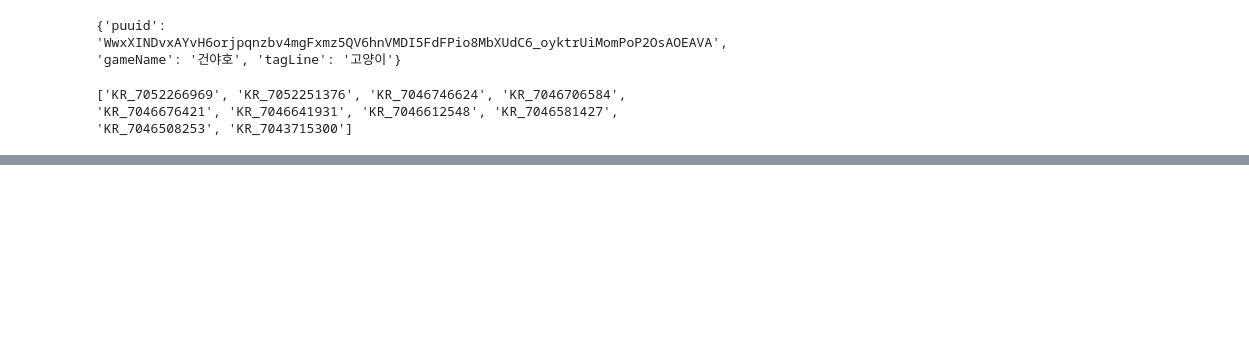
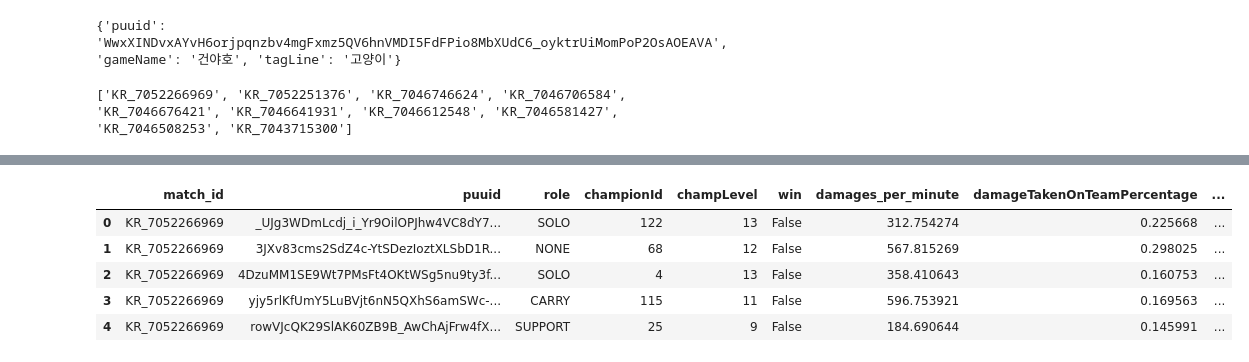
Before and after one commit to boaz-lol/lp-patchnote, a Jupyter notebook: eda/20240501.ipynb, the cells around one changed output, grey strips where cells are left out. Cells and saved outputs as stored; diff of their text form; code cells hidden in the pictures; blank space fills up the shorter version.

```diff
--- a/eda/20240501.ipynb
+++ b/eda/20240501.ipynb
@@ -61,6 +61,12 @@ for match in match_id_list:
 {'match_id': 'KR_7043715300', 'puuid': 'KXm5uWBtUSkxWBZ6zg3IGwAD6hndDxxYEkFQr7SVGMSXIEjotKXYM_vuvL9__Xbz81_Ofo-FtBoeTQ', 'role': 'DUO', 'championId': 50, 'champLevel': 18, 'win': True, 'damages_per_mi ...
 {'match_id': 'KR_7043715300', 'puuid': 'qz2iaA2JsEBHuzY8RKzpFS1rdKOcSqpvwBhL87GVe82hb4DKvxaHGVdybLNVBu-YG1kuhUxZMweJZg', 'role': 'DUO', 'championId': 67, 'champLevel': 18, 'win': True, 'damages_per_mi ...
 {'match_id': 'KR_7043715300', 'puuid': 'FI6M_3ZKwHhCzAXiFnfF07k__SIBqFI-5_xFfGkqOffmovECGRuV409qoQrsvSFQXfPPySM2pf4zrA', 'role': 'DUO', 'championId': 26, 'champLevel': 18, 'win': True, 'damages_per_mi ...
-# %%
-df_participants = pd.DataFrame(row_list)
-df_participants.to_csv("participant_match_data.csv", index=False)
+# %%
+df_participants.head()
+# %% [output]
+|  | match_id | puuid | role | championId | champLevel | win | damages_per_minute | damageTakenOnTeamPercentage | ... |
+| 0 | KR_7052266969 | _UJg3WDmLcdj_i_Yr9OilOPJhw4VC8dY7... | SOLO | 122 | 13 | False | 312.754274 | 0.225668 | ... |
+| 1 | KR_7052266969 | 3JXv83cms2SdZ4c-YtSDezIoztXLSbD1R... | NONE | 68 | 12 | False | 567.815269 | 0.298025 | ... |
+| 2 | KR_7052266969 | 4DzuMM1SE9Wt7PMsFt4OKtWSg5nu9ty3f... | SOLO | 4 | 13 | False | 358.410643 | 0.160753 | ... |
+| 3 | KR_7052266969 | yjy5rlKfUmY5LuBVjt6nN5QXhS6amSWc-... | CARRY | 115 | 11 | False | 596.753921 | 0.169563 | ... |
+| 4 | KR_7052266969 | rowVJcQK29SlAK60ZB9B_AwChAjFrw4fX... | SUPPORT | 25 | 9 | False | 184.690644 | 0.145991 | ... |
```
